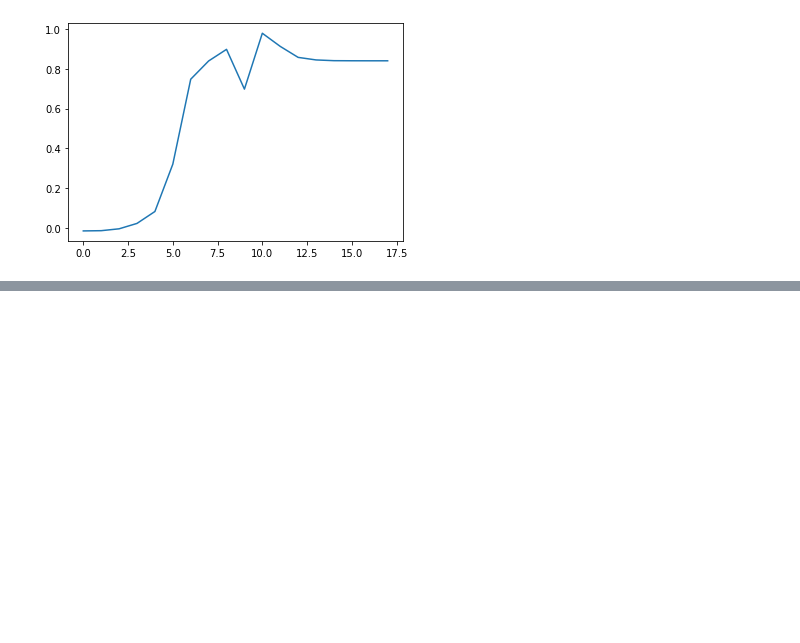
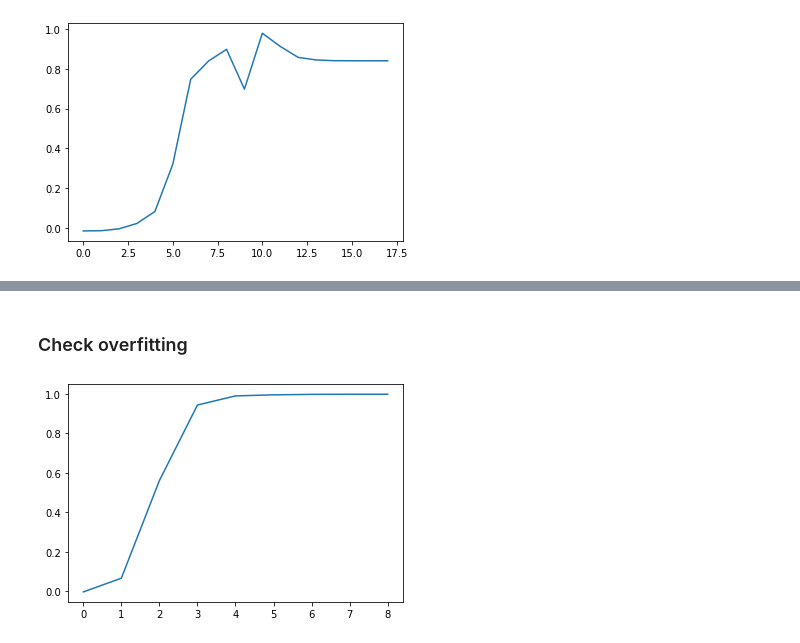
Before and after one commit to shivin9/CAC, a Jupyter notebook: notebooks/cac_analysis.ipynb, the cells around one changed output, grey strips where cells are left out. Saved outputs shown, nothing was run; the diff lists cells and outputs as text; code cells hidden in the pictures; blank space fills up the shorter version.

```diff
--- a/notebooks/cac_analysis.ipynb
+++ b/notebooks/cac_analysis.ipynb
@@ -444,0 +486,12 @@ Base classifier confusion matrix
+# %% [markdown]
+### Check overfitting
+# %%
+# Overfitting?
+vals = []
+# print(y_test)
+for i in range(len(titanic.labels)):
+    vals.append(ars(y_train, titanic.labels[i]))
+plt.plot(vals)
+plt.show()
+# %% [output]
+[figure, added]
```
Also changed, not shown: parts of 22 cells of this notebook, 1 other file.
